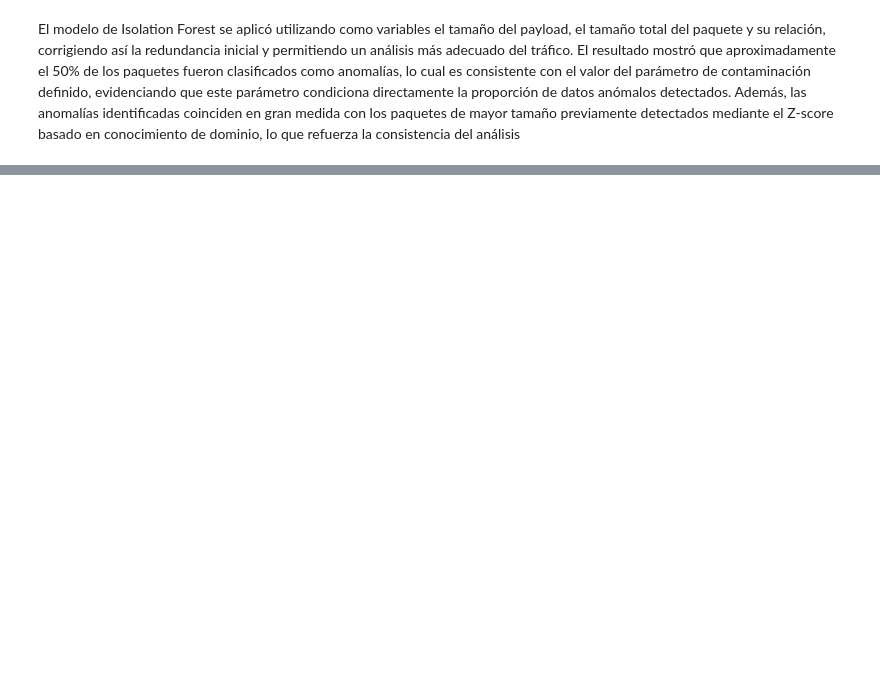
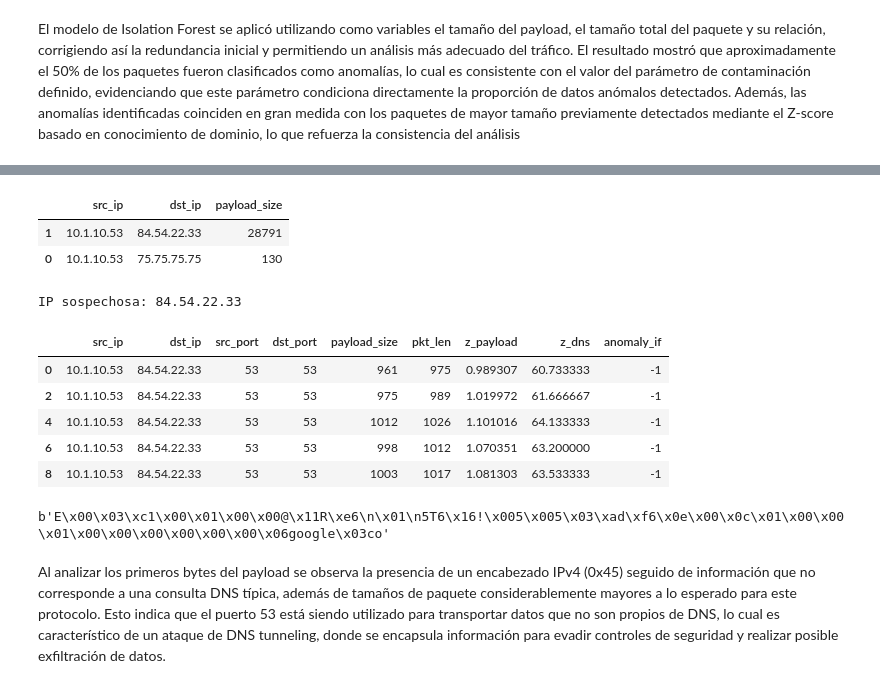
Before and after one commit to JPS4321/Lab5_SDS, a Jupyter notebook: main.ipynb, the cells around one changed output, grey strips where cells are left out. Drawn from its saved outputs; the diff is of its cells as text; code cells hidden in the pictures; blank space fills up the shorter version.

```diff
--- a/main.ipynb
+++ b/main.ipynb
@@ -294,0 +330,27 @@ El modelo de Isolation Forest se aplicó utilizando como variables el tamaño de
+# %%
+df_grouped = df_top.groupby(["src_ip", "dst_ip"])["payload_size"].sum().reset_index()
+df_grouped.sort_values(by="payload_size", ascending=False)
+# %% [output]
+|  | src_ip | dst_ip | payload_size |
+| 1 | 10.1.10.53 | 84.54.22.33 | 28791 |
+| 0 | 10.1.10.53 | 75.75.75.75 | 130 |
+# %%
+ip_sospechosa = df_top.groupby("dst_ip")["payload_size"].sum().idxmax()
+
+print("IP sospechosa:", ip_sospechosa)
+# %% [output]
+IP sospechosa: 84.54.22.33
+# %%
+df_conversacion = df[
+    (df["src_ip"] == ip_origen_top) &
+    (df["dst_ip"] == ip_sospechosa)
+]
+
+df_conversacion.head()
+# %% [output]
+|  | src_ip | dst_ip | src_port | dst_port | payload_size | pkt_len | z_payload | z_dns | anomaly_if |
+| 0 | 10.1.10.53 | 84.54.22.33 | 53 | 53 | 961 | 975 | 0.989307 | 60.733333 | -1 |
+| 2 | 10.1.10.53 | 84.54.22.33 | 53 | 53 | 975 | 989 | 1.019972 | 61.666667 | -1 |
+| 4 | 10.1.10.53 | 84.54.22.33 | 53 | 53 | 1012 | 1026 | 1.101016 | 64.133333 | -1 |
+| 6 | 10.1.10.53 | 84.54.22.33 | 53 | 53 | 998 | 1012 | 1.070351 | 63.200000 | -1 |
+| 8 | 10.1.10.53 | 84.54.22.33 | 53 | 53 | 1003 | 1017 | 1.081303 | 63.533333 | -1 |
@@ -294,0 +364,6 @@ El modelo de Isolation Forest se aplicó utilizando como variables el tamaño de
+# %%
+print(payloads[0][:50])
+# %% [output]
+b'E\x00\x03\xc1\x00\x01\x00\x00@\x11R\xe6\n\x01\n5T6\x16!\x005\x005\x03\xad\xf6\x0e\x00\x0c\x01\x00\x00\x01\x00\x00\x00\x00\x00\x00\x06google\x03co'
+# %% [markdown]
+Al analizar los primeros bytes del payload se observa la presencia de un encabezado IPv4 (0x45) seguido de información que no corresponde a una consulta DNS típica, además de tamaños de paquete considerablemente mayores a lo esperado para este protocolo. Esto indica que el puerto 53 está siendo utilizado para transportar datos que no son propios de DNS, lo cual es característico de un ataque de DNS tunneling, donde se encapsula información para evadir controles de seguridad y realizar posible exfiltración de datos.
```
Also changed, not shown: parts of 6 cells of this notebook.
